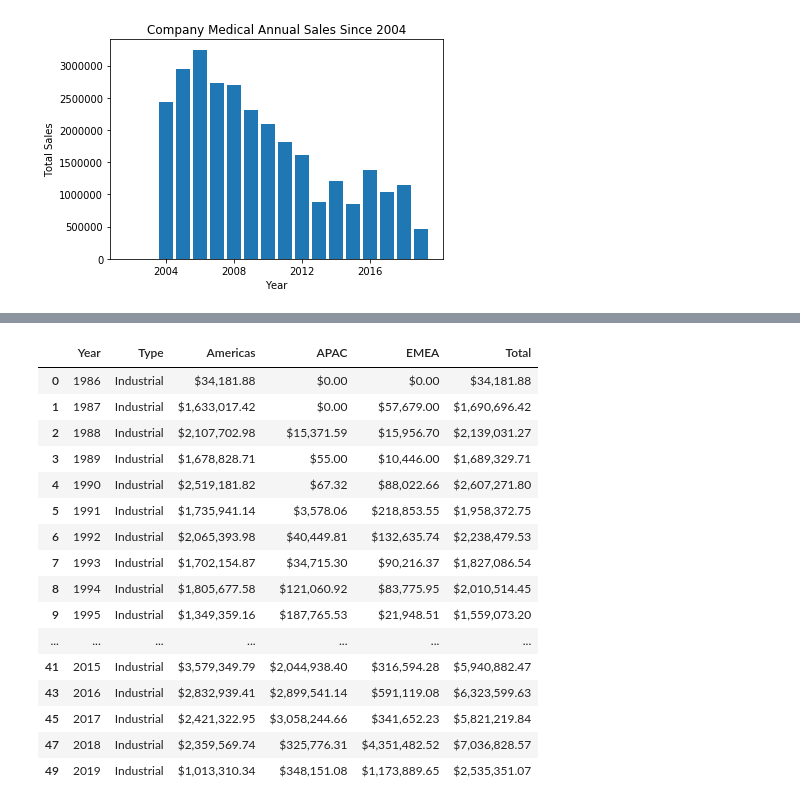
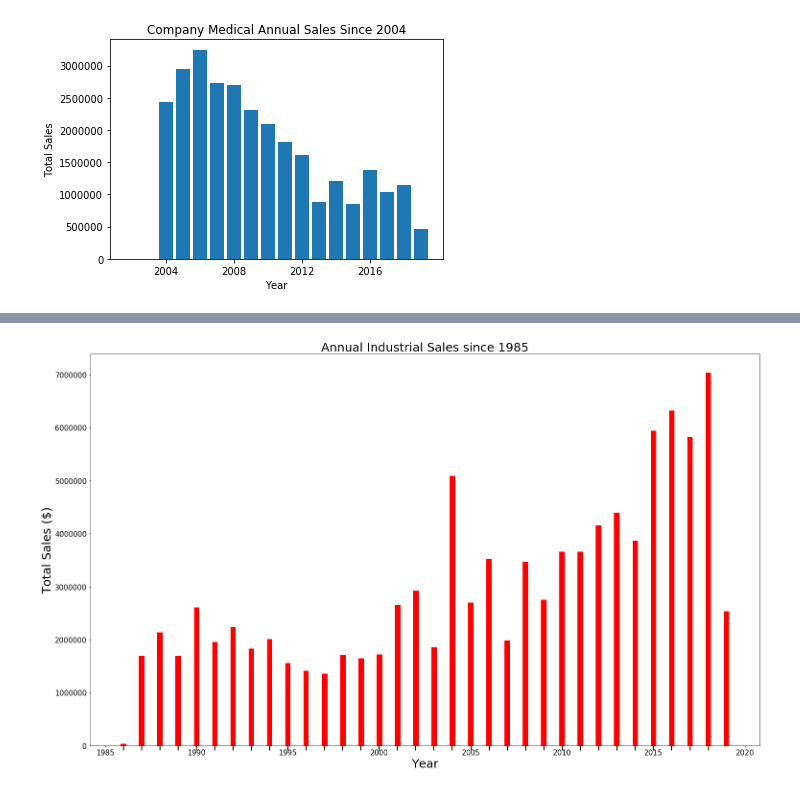
Before and after one commit to dhunterman/Springboard-5.2-Apply-Data-Storytelling, a Jupyter notebook: Data Storytelling.ipynb, the cells around one changed output, grey strips where cells are left out. Drawn from its saved outputs; the diff is of its cells as text; code cells hidden in the pictures.

```diff
--- a/Data Storytelling.ipynb
+++ b/Data Storytelling.ipynb
@@ -152,21 +130,21 @@ dfyearm
-# %%
-dfyeari = dfyear[dfyear.Type=='Industrial']
-dfyeari
-# %% [output]
-|  | Year | Type | Americas | APAC | EMEA | Total |
-| 0 | 1986 | Industrial | $34,181.88 | $0.00 | $0.00 | $34,181.88 |
-| 1 | 1987 | Industrial | $1,633,017.42 | $0.00 | $57,679.00 | $1,690,696.42 |
-| 2 | 1988 | Industrial | $2,107,702.98 | $15,371.59 | $15,956.70 | $2,139,031.27 |
-| 3 | 1989 | Industrial | $1,678,828.71 | $55.00 | $10,446.00 | $1,689,329.71 |
-| 4 | 1990 | Industrial | $2,519,181.82 | $67.32 | $88,022.66 | $2,607,271.80 |
-| 5 | 1991 | Industrial | $1,735,941.14 | $3,578.06 | $218,853.55 | $1,958,372.75 |
-| 6 | 1992 | Industrial | $2,065,393.98 | $40,449.81 | $132,635.74 | $2,238,479.53 |
-| 7 | 1993 | Industrial | $1,702,154.87 | $34,715.30 | $90,216.37 | $1,827,086.54 |
-| 8 | 1994 | Industrial | $1,805,677.58 | $121,060.92 | $83,775.95 | $2,010,514.45 |
-| 9 | 1995 | Industrial | $1,349,359.16 | $187,765.53 | $21,948.51 | $1,559,073.20 |
-| ... | ... | ... | ... | ... | ... | ... |
-| 41 | 2015 | Industrial | $3,579,349.79 | $2,044,938.40 | $316,594.28 | $5,940,882.47 |
-| 43 | 2016 | Industrial | $2,832,939.41 | $2,899,541.14 | $591,119.08 | $6,323,599.63 |
-| 45 | 2017 | Industrial | $2,421,322.95 | $3,058,244.66 | $341,652.23 | $5,821,219.84 |
-| 47 | 2018 | Industrial | $2,359,569.74 | $325,776.31 | $4,351,482.52 | $7,036,828.57 |
-| 49 | 2019 | Industrial | $1,013,310.34 | $348,151.08 | $1,173,889.65 | $2,535,351.07 |
+# %%
+dfyeari1 = dfyear[dfyear.Type=='Industrial']
+xyeari_total = list(dfyeari1['Year'])
+
+dfyeari1 = dfyeari1[dfyeari1.columns[2:]].replace('[\$,]', '', regex=True).astype(float)
+yyeari_total = list(dfyeari1['Total'])
+
+figyeari1, axyeari1 = plt.subplots(figsize=(25,15))
+
+axyeari1.bar(xyeari_total, yyeari_total, width=0.3, color='r',align='center')
+axyeari1.tick_params(axis='both',which='major',labelsize=15)
+axyeari1.tick_params(axis='both',which='minor',length=10,width=2)
+axyeari1.set_xticks(np.arange(1986,max(xyeari_am),1),minor=True)
+plt.ylabel('Total Sales ($)', size=25)
+plt.xlabel('Year',size=25)
+
+plt.title('Annual Industrial Sales since 1985',size=25)
+
+plt.show()
+# %% [output]
+[figure, added]
```
Also changed, not shown: parts of 17 cells of this notebook, 2 other files.
